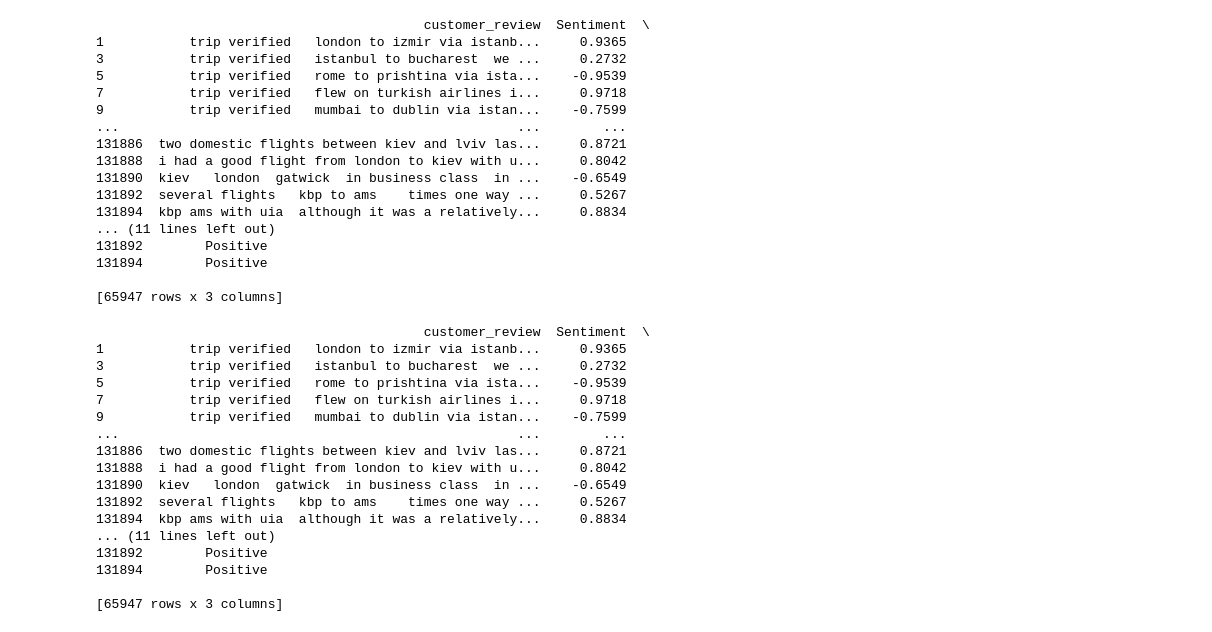
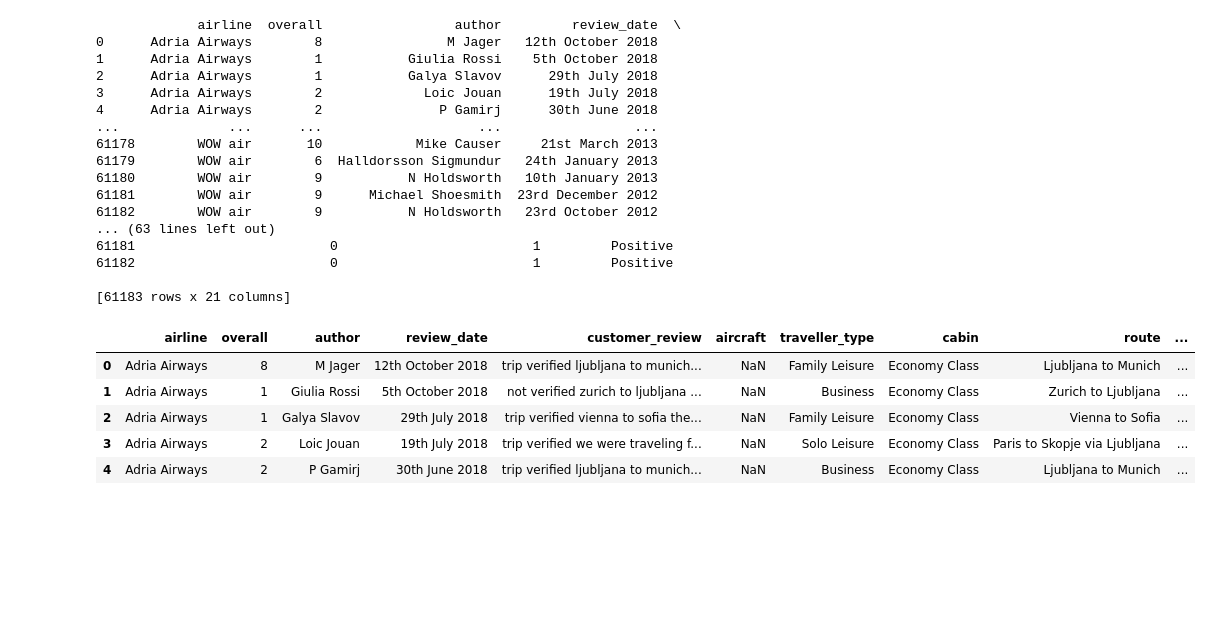
Before and after one commit to crux007/crux007, a Jupyter notebook: sentiment_for_airline_review.ipynb, the cells around one changed output. Drawn from its saved outputs; the diff is of its cells as text; code cells hidden in the pictures; blank space fills up the shorter version.

```diff
--- a/sentiment_for_airline_review.ipynb
+++ b/sentiment_for_airline_review.ipynb
@@ -33,22 +37,22 @@ df['Sentiment'] = df['customer_review'].apply(lambda x: sia.polarity_scores(x)['
 # %%
 df['Sentiment_Label'] = df['Sentiment'].apply(lambda x: 'Positive' if x >= 0 else 'Negative')
 # %%
-print(df[['customer_review', 'Sentiment', 'Sentiment_Label']])
+print(df)
 # %% [output]
-                                          customer_review  Sentiment  \
-1           trip verified   london to izmir via istanb...     0.9365
-3           trip verified   istanbul to bucharest  we ...     0.2732
-5           trip verified   rome to prishtina via ista...    -0.9539
-7           trip verified   flew on turkish airlines i...     0.9718
-9           trip verified   mumbai to dublin via istan...    -0.7599
-...                                                   ...        ...
-131886  two domestic flights between kiev and lviv las...     0.8721
-131888  i had a good flight from london to kiev with u...     0.8042
-131890  kiev   london  gatwick  in business class  in ...    -0.6549
-131892  several flights   kbp to ams    times one way ...     0.5267
-131894  kbp ams with uia  although it was a relatively...     0.8834
-... (11 lines left out)
-131892        Positive
-131894        Positive
+             airline  overall                 author         review_date  \
+0      Adria Airways        8                M Jager   12th October 2018
+1      Adria Airways        1           Giulia Rossi    5th October 2018
+2      Adria Airways        1           Galya Slavov      29th July 2018
+3      Adria Airways        2             Loic Jouan      19th July 2018
+4      Adria Airways        2               P Gamirj      30th June 2018
+...              ...      ...                    ...                 ...
+61178        WOW air       10            Mike Causer     21st March 2013
+61179        WOW air        6  Halldorsson Sigmundur   24th January 2013
+61180        WOW air        9           N Holdsworth   10th January 2013
+61181        WOW air        9      Michael Shoesmith  23rd December 2012
+61182        WOW air        9           N Holdsworth   23rd October 2012
+... (63 lines left out)
+61181                         0                         1         Positive
+61182                         0                         1         Positive
 
-[65947 rows x 3 columns]
+[61183 rows x 21 columns]
@@ -59,20 +60,0 @@ new_df.to_csv('/content/drive/MyDrive/new_dataframe_with_sentiments.csv', index=
-# %%
-print(new_df)
-# %% [output]
-                                          customer_review  Sentiment  \
-1           trip verified   london to izmir via istanb...     0.9365
-3           trip verified   istanbul to bucharest  we ...     0.2732
-5           trip verified   rome to prishtina via ista...    -0.9539
-7           trip verified   flew on turkish airlines i...     0.9718
-9           trip verified   mumbai to dublin via istan...    -0.7599
-...                                                   ...        ...
-131886  two domestic flights between kiev and lviv las...     0.8721
-131888  i had a good flight from london to kiev with u...     0.8042
-131890  kiev   london  gatwick  in business class  in ...    -0.6549
-131892  several flights   kbp to ams    times one way ...     0.5267
-131894  kbp ams with uia  although it was a relatively...     0.8834
-... (11 lines left out)
-131892        Positive
-131894        Positive
-
-[65947 rows x 3 columns]
@@ -78,0 +63,9 @@ print(new_df)
+# %%
+df_new.head(5)
+# %% [output]
+|  | airline | overall | author | review_date | customer_review | aircraft | traveller_type | cabin | route | ... |
+| 0 | Adria Airways | 8 | M Jager | 12th October 2018 | trip verified ljubljana to munich... | NaN | Family Leisure | Economy Class | Ljubljana to Munich | ... |
+| 1 | Adria Airways | 1 | Giulia Rossi | 5th October 2018 | not verified zurich to ljubljana ... | NaN | Business | Economy Class | Zurich to Ljubljana | ... |
+| 2 | Adria Airways | 1 | Galya Slavov | 29th July 2018 | trip verified vienna to sofia the... | NaN | Family Leisure | Economy Class | Vienna to Sofia | ... |
+| 3 | Adria Airways | 2 | Loic Jouan | 19th July 2018 | trip verified we were traveling f... | NaN | Solo Leisure | Economy Class | Paris to Skopje via Ljubljana | ... |
+| 4 | Adria Airways | 2 | P Gamirj | 30th June 2018 | trip verified ljubljana to munich... | NaN | Business | Economy Class | Ljubljana to Munich | ... |
```
Also changed, not shown: parts of 15 cells of this notebook.
